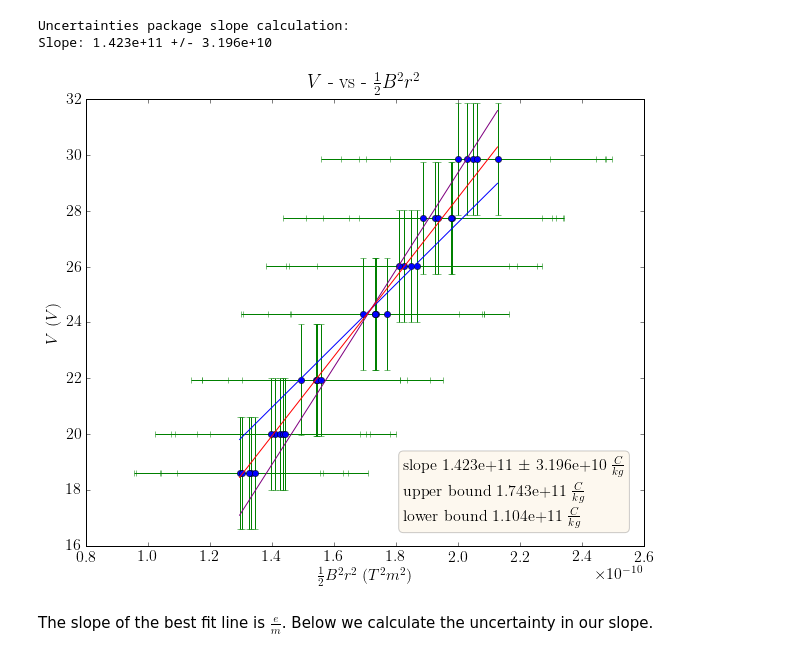
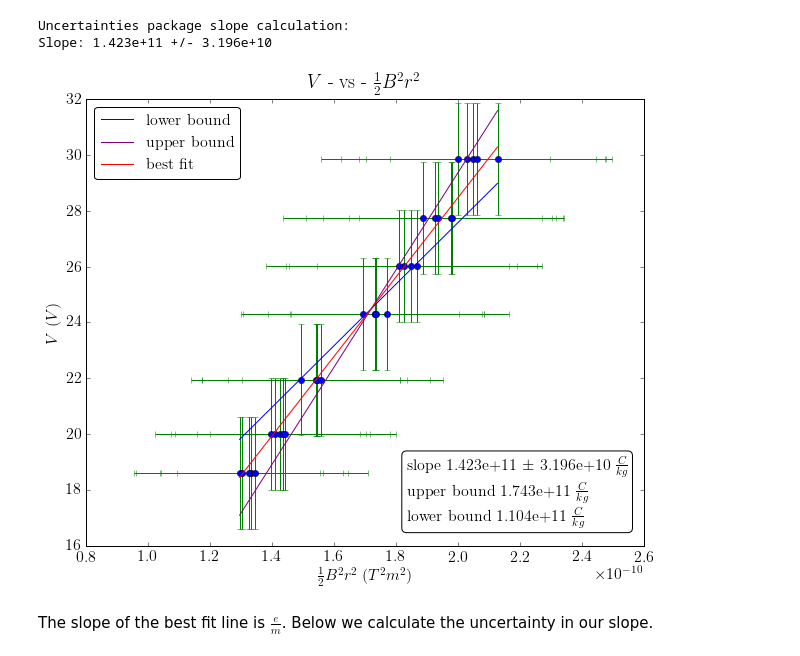
Before and after one commit to samuel-barton/ilab, a Jupyter notebook: e_over_m/src/data_analysis.ipynb, the cells around one changed output. Drawn from its saved outputs; the diff is of its cells as text; code cells hidden in the pictures.

Commit message:
Added legend and fixed slope text box formatting.

```diff
--- a/e_over_m/src/data_analysis.ipynb
+++ b/e_over_m/src/data_analysis.ipynb
@@ -33,7 +33,7 @@ params = {
     'figure.figsize': (10,8),
     'legend.numpoints': 1,
     'legend.fontsize': 16,
-    'legend.fancybox': True
+    'legend.fancybox': True,
 }
 
 plt.rcParams.update(params)
@@ -307,22 +307,23 @@ Slope: 1.423e+11 +/- 3.196e+10
 # %%
 plt.errorbar(x_axis, V_experimental, xerr=x_axis_error, yerr=y_axis_error, linestyle='none', fmt='g')
 plt.plot(x_axis, V_experimental, 'bo')
-plt.plot(x_vals, y_min_vals, 'b')
-plt.plot(x_vals, y_max_vals, 'purple')
+plt.plot(x_vals, y_min_vals, 'b', label='lower bound')
+plt.plot(x_vals, y_max_vals, 'purple', label='upper bound')
+plt.plot(x_prime, y_predicted, 'r', label='best fit')  # Add the regression line, colored in red
 plt.xlabel(r'$\frac{1}{2} B^2 r^2$  $(T^2 m^2)$', fontsize=16)
 plt.ylabel(r'$V$  $(V)$', fontsize=16)
 plt.title(r'$V$ - vs - $\frac{1}{2}B^2r^2$')
-plt.plot(x_prime, y_predicted, 'r')  # Add the regression line, colored in red
-props = dict(boxstyle='round', facecolor='wheat', alpha=0.2)
-plt.text(1.825e-10, 16.75,
+plt.legend(bbox_to_anchor=(0.29,1))
+props = dict(boxstyle='round', facecolor='white')
+plt.text(1.835e-10, 16.75,
          "slope {:.3e} $\pm$ {:.3e}  ".format(est.params[0], mean_e_over_m_uncert)+
          r'$\frac{C}{kg}$'+"\n"+
          "upper bound {:.3e}  ".format(max_slope)+r'$\frac{C}{kg}$'+"\n"
          "lower bound {:.3e}  ".format(min_slope)+r'$\frac{C}{kg}$',bbox=props)
-plt.savefig('../images/e_over_m.png', bbox_inches=0, dpi=600)
+#plt.savefig('../images/e_over_m.png', bbox_inches=0, dpi=600)
 plt.show()
 # %% [output]
-[figure, old version]
+[figure, new version]
 # %% [markdown]
 The slope of the best fit line is $\frac{e}{m}$. Below we calculate the uncertainty in our slope.
 # %% [markdown]
```
Also changed, not shown: 1 other file.
